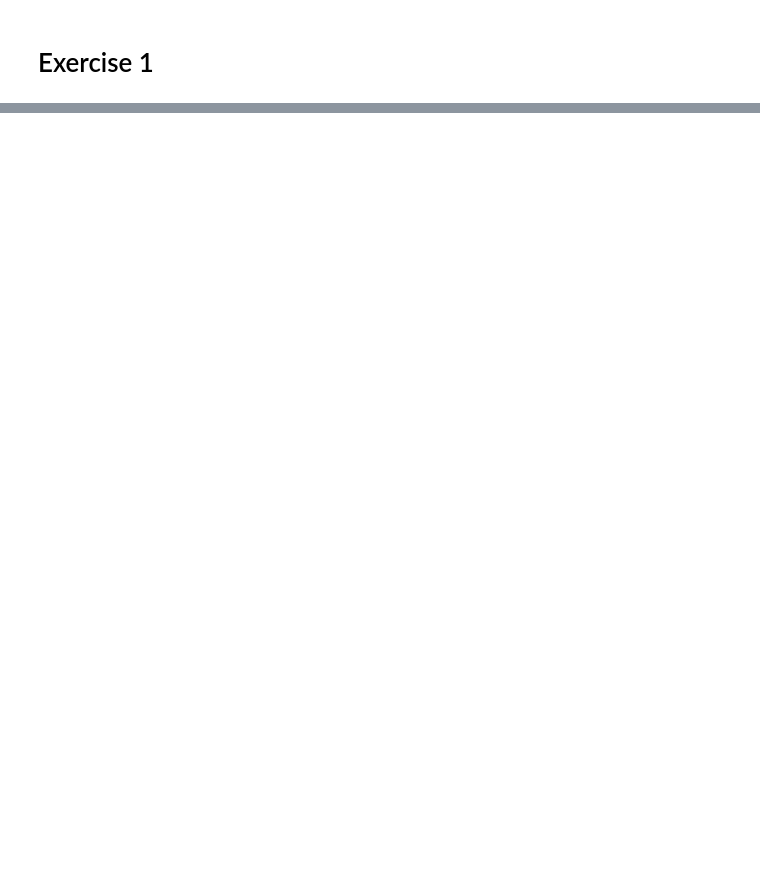
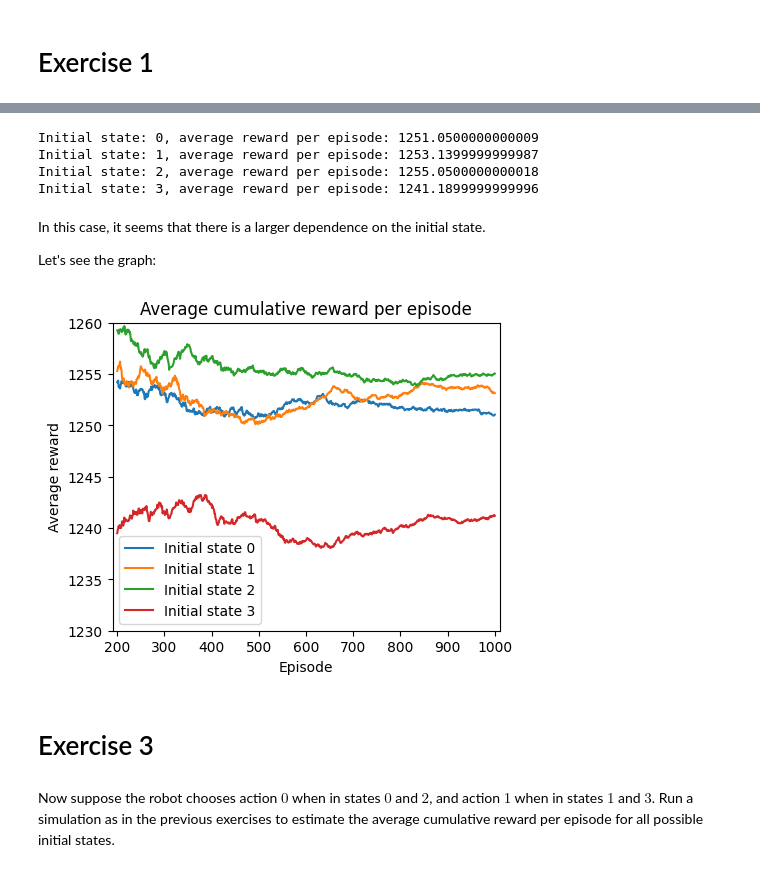
Before and after one commit to lfmartins/introduction-to-mdp-and-rl, a Jupyter notebook: exercise-solutions/agents-and-environments-solutions.ipynb, the cells around one changed output, grey strips where cells are left out. Cells and saved outputs as stored; diff of their text form; code cells hidden in the pictures; blank space fills up the shorter version.

```diff
--- a/exercise-solutions/agents-and-environments-solutions.ipynb
+++ b/exercise-solutions/agents-and-environments-solutions.ipynb
@@ -115,0 +168,58 @@ tr_env = MDPEnvironment(tprobs, rewards, init_distr, seed=77)
+# %%
+rng = np.random.default_rng(seed=42)
+seeds = [31, 77, 12, 5]
+num_steps = 50
+num_episodes = 1000
+avg_rewards = np.zeros((4, num_episodes + 1))
+
+for init_state in range(4):
+    # Define initial state distribution
+    init_distr = np.zeros(4, dtype=np.float64)
+    init_distr[init_state] = 1.0
+
+    # Create the Tiny Robot Environment
+    tr_env = MDPEnvironment(tprobs, rewards, init_distr, seed=seeds[init_state])
+
+    # Simulate episodes
+    for n in range(num_episodes):
+        tr_env.reset()
+        cumulative_reward = 0.0
+
+        # Simulate one episode
+        for t in range(num_steps):
+            action = t % 2
+            tr_env.step(action)
+            cumulative_reward += tr_env.current_reward()
+
+        # Update average cumulative reward per episode
+        prev_reward = avg_rewards[init_state, n]
+        avg_rewards[init_state, n + 1] = prev_reward + 1 / (n + 1) * (cumulative_reward - prev_reward)
+
+    print(f'Initial state: {init_state}, average reward per episode: {avg_rewards[init_state, num_episodes]}')
+# %% [output]
+Initial state: 0, average reward per episode: 1251.0500000000009
+Initial state: 1, average reward per episode: 1253.1399999999987
+Initial state: 2, average reward per episode: 1255.0500000000018
+Initial state: 3, average reward per episode: 1241.1899999999996
+# %% [markdown]
+In this case, it seems that there is a larger dependence on the initial state.
+
+Let's see the graph:
+# %%
+plt.figure(figsize=(5,4))
+episodes = range(num_episodes + 1)
+start_episode = 200
+for init_state in range(4):
+    plt.plot(episodes[start_episode:], avg_rewards[init_state, start_episode:], label=f'Initial state {init_state}')
+plt.title('Average cumulative reward per episode')
+plt.axis([start_episode - 10, avg_rewards.shape[1] + 10, 1230, 1260])
+plt.xlabel('Episode')
+plt.ylabel('Average reward')
+plt.legend()
+None
+# %% [output]
+[figure, added]
+# %% [markdown]
+# Exercise 3
+# %% [markdown]
+Now suppose the robot chooses action $0$ when in states $0$ and $2$, and action $1$ when in states $1$ and $3$. Run a simulation as in the previous exercises to estimate the average cumulative reward per episode for all possible initial states.
```
Also changed, not shown: parts of 15 cells of this notebook, 1 other file.
